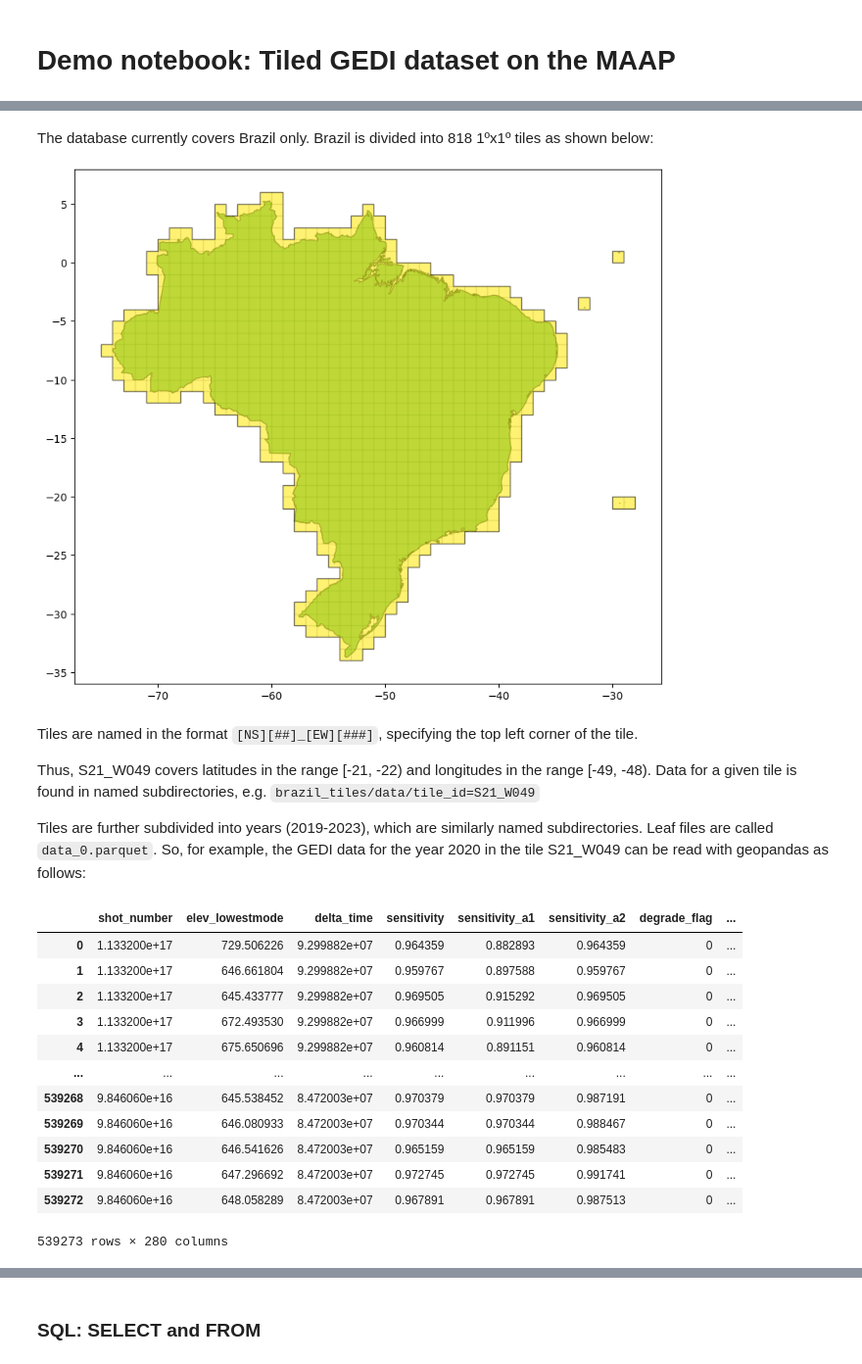
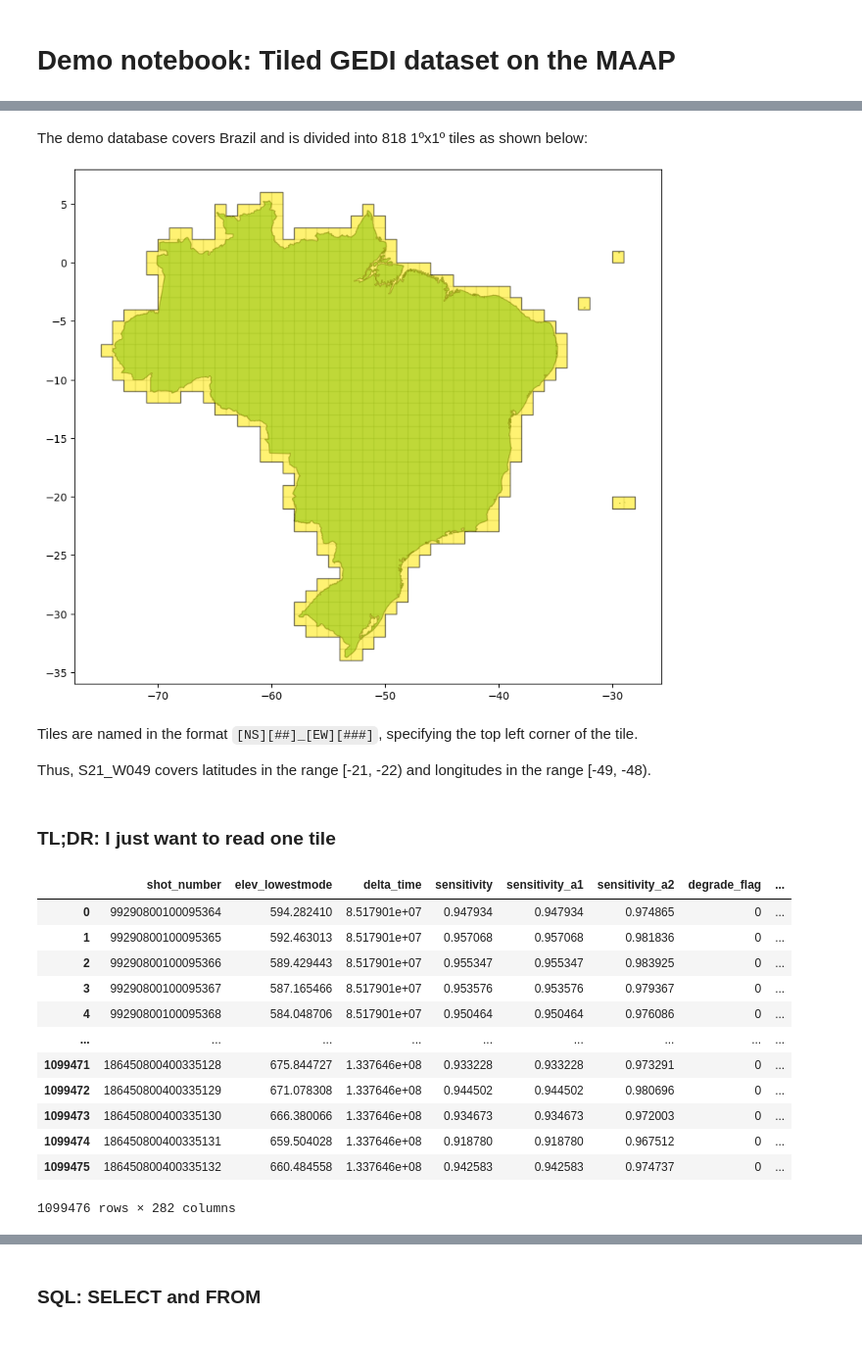
Before and after one commit to ameliaholcomb/gedi_tiler, a Jupyter notebook: tiling_demo.ipynb, the cells around one changed output, grey strips where cells are left out. Shown: that part at 98% size. Saved outputs shown, nothing was run; the diff lists cells and outputs as text; code cells hidden in the pictures.

```diff
--- a/tiling_demo.ipynb
+++ b/tiling_demo.ipynb
@@ -20,38 +20,36 @@ Currently, the database was constructed to the following specification:
     - surface_flag == 1
 - If a footprint is not present in all four products, it will not be present in the database.
 # %% [markdown]
-The database currently covers Brazil only. Brazil is divided into 818 1ºx1º tiles as shown below:
+The demo database covers Brazil and is divided into 818 1ºx1º tiles as shown below:
 
 ![image.png](attachment:image.png)
 
 Tiles are named in the format `[NS][##]_[EW][###]`, specifying the top left corner of the tile.
 
 Thus, S21_W049 covers latitudes in the range [-21, -22) and longitudes in the range [-49, -48).
-Data for a given tile is found in named subdirectories, e.g. `brazil_tiles/data/tile_id=S21_W049`
-
-Tiles are further subdivided into years (2019-2023), which are similarly named subdirectories.
-Leaf files are called `data_0.parquet`.
-So, for example, the GEDI data for the year 2020 in the tile S21_W049 can be read with geopandas as follows:
-# %%
-# It takes about 1.5 minutes to load 539273 rows x 280 columns
-import geopandas as gpd
-BUCKET = "maap-ops-workspace"
-PREFIX = "shared/ameliah/gedi-test/brazil_tiles"
-file_path = f"s3://{BUCKET}/{PREFIX}/data/tile_id=S21_W049/year=2020/data_0.parquet"
-gdf = gpd.read_file(file_path)
-gdf
-# %% [output]
-|  | shot_number | elev_lowestmode | delta_time | sensitivity | sensitivity_a1 | sensitivity_a2 | degrade_flag | ... |
-| 0 | 1.133200e+17 | 729.506226 | 9.299882e+07 | 0.964359 | 0.882893 | 0.964359 | 0 | ... |
-| 1 | 1.133200e+17 | 646.661804 | 9.299882e+07 | 0.959767 | 0.897588 | 0.959767 | 0 | ... |
-| 2 | 1.133200e+17 | 645.433777 | 9.299882e+07 | 0.969505 | 0.915292 | 0.969505 | 0 | ... |
-| 3 | 1.133200e+17 | 672.493530 | 9.299882e+07 | 0.966999 | 0.911996 | 0.966999 | 0 | ... |
-| 4 | 1.133200e+17 | 675.650696 | 9.299882e+07 | 0.960814 | 0.891151 | 0.960814 | 0 | ... |
-| ... | ... | ... | ... | ... | ... | ... | ... | ... |
-| 539268 | 9.846060e+16 | 645.538452 | 8.472003e+07 | 0.970379 | 0.970379 | 0.987191 | 0 | ... |
-| 539269 | 9.846060e+16 | 646.080933 | 8.472003e+07 | 0.970344 | 0.970344 | 0.988467 | 0 | ... |
-| 539270 | 9.846060e+16 | 646.541626 | 8.472003e+07 | 0.965159 | 0.965159 | 0.985483 | 0 | ... |
-| 539271 | 9.846060e+16 | 647.296692 | 8.472003e+07 | 0.972745 | 0.972745 | 0.991741 | 0 | ... |
-| 539272 | 9.846060e+16 | 648.058289 | 8.472003e+07 | 0.967891 | 0.967891 | 0.987513 | 0 | ... |
-539273 rows × 280 columns
+# %% [markdown]
+### TL;DR: I just want to read one tile
+# %%
+tile_id = "S21_W049" # your tile_id goes here
+
+from gtiler.database import ducky
+con = ducky.init_duckdb()
+ddf = con.sql(f"SELECT * FROM read_parquet('{ducky.brazil_data_spec()}') WHERE tile_id = '{tile_id}'")
+gdf = ducky.duck_to_gdf(ddf)
+
+gdf # a geopandas dataframe with all the data for this tile
+# %% [output]
+|  | shot_number | elev_lowestmode | delta_time | sensitivity | sensitivity_a1 | sensitivity_a2 | degrade_flag | ... |
+| 0 | 99290800100095364 | 594.282410 | 8.517901e+07 | 0.947934 | 0.947934 | 0.974865 | 0 | ... |
+| 1 | 99290800100095365 | 592.463013 | 8.517901e+07 | 0.957068 | 0.957068 | 0.981836 | 0 | ... |
+| 2 | 99290800100095366 | 589.429443 | 8.517901e+07 | 0.955347 | 0.955347 | 0.983925 | 0 | ... |
+| 3 | 99290800100095367 | 587.165466 | 8.517901e+07 | 0.953576 | 0.953576 | 0.979367 | 0 | ... |
+| 4 | 99290800100095368 | 584.048706 | 8.517901e+07 | 0.950464 | 0.950464 | 0.976086 | 0 | ... |
+| ... | ... | ... | ... | ... | ... | ... | ... | ... |
+| 1099471 | 186450800400335128 | 675.844727 | 1.337646e+08 | 0.933228 | 0.933228 | 0.973291 | 0 | ... |
+| 1099472 | 186450800400335129 | 671.078308 | 1.337646e+08 | 0.944502 | 0.944502 | 0.980696 | 0 | ... |
+| 1099473 | 186450800400335130 | 666.380066 | 1.337646e+08 | 0.934673 | 0.934673 | 0.972003 | 0 | ... |
+| 1099474 | 186450800400335131 | 659.504028 | 1.337646e+08 | 0.918780 | 0.918780 | 0.967512 | 0 | ... |
+| 1099475 | 186450800400335132 | 660.484558 | 1.337646e+08 | 0.942583 | 0.942583 | 0.974737 | 0 | ... |
+1099476 rows × 282 columns
 # %% [markdown]
```
Also changed, not shown: parts of 48 cells of this notebook.
